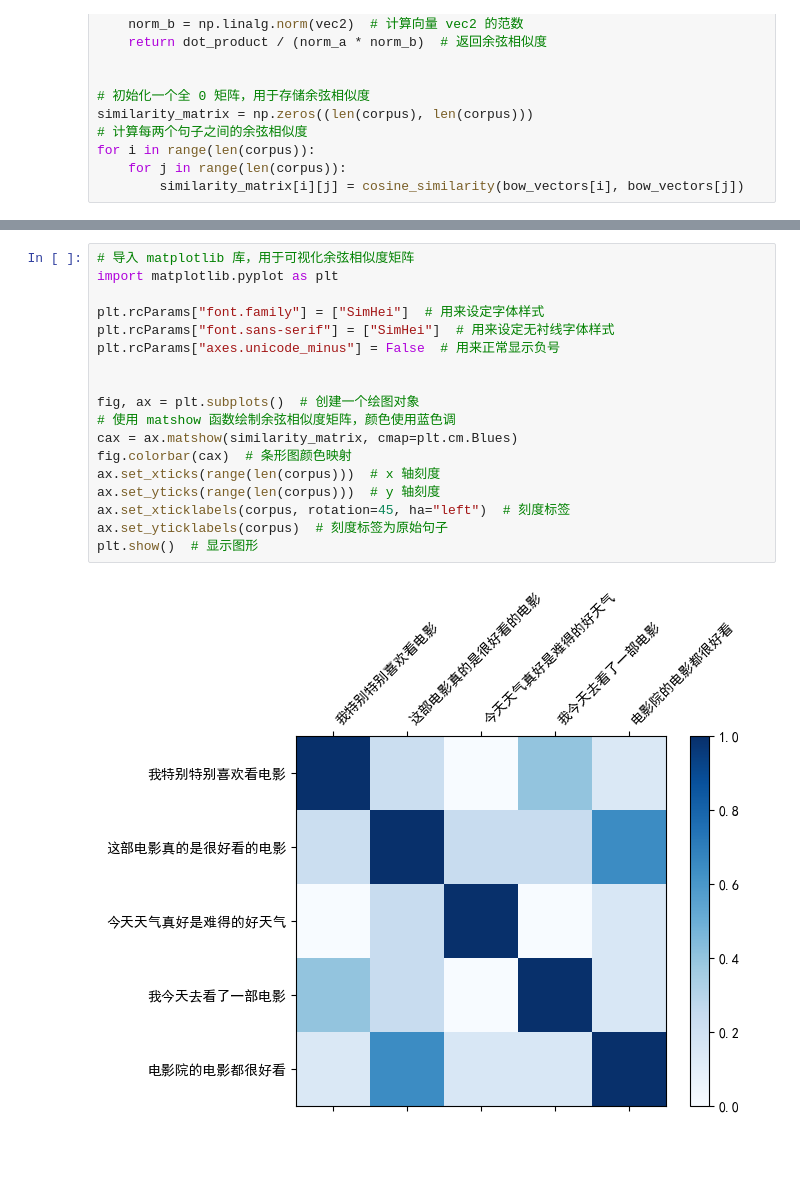
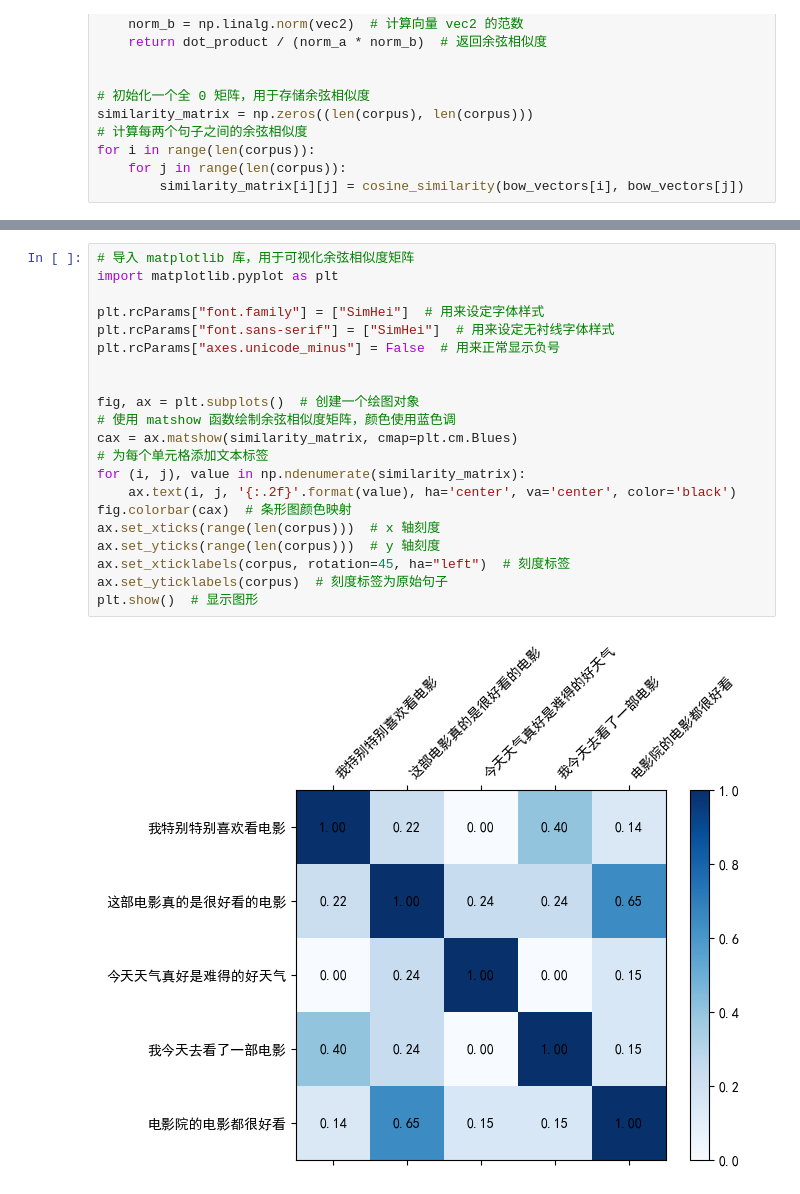
Before and after one commit to hanruiyao163/dl-learn, a Jupyter notebook: nlp/gpt-llm/bag-of-word.ipynb, the cells around one changed output, grey strips where cells are left out. Drawn from its saved outputs; the diff is of its cells as text; blank space fills up the shorter version.

```diff
--- a/nlp/gpt-llm/bag-of-word.ipynb
+++ b/nlp/gpt-llm/bag-of-word.ipynb
@@ -56,20 +69,23 @@ for i in range(len(corpus)):
 # %%
 # 导入 matplotlib 库，用于可视化余弦相似度矩阵
 import matplotlib.pyplot as plt
 
 plt.rcParams["font.family"] = ["SimHei"]  # 用来设定字体样式
 plt.rcParams["font.sans-serif"] = ["SimHei"]  # 用来设定无衬线字体样式
 plt.rcParams["axes.unicode_minus"] = False  # 用来正常显示负号
 
 
 fig, ax = plt.subplots()  # 创建一个绘图对象
 # 使用 matshow 函数绘制余弦相似度矩阵，颜色使用蓝色调
 cax = ax.matshow(similarity_matrix, cmap=plt.cm.Blues)
+# 为每个单元格添加文本标签
+for (i, j), value in np.ndenumerate(similarity_matrix):
+    ax.text(i, j, '{:.2f}'.format(value), ha='center', va='center', color='black')
 fig.colorbar(cax)  # 条形图颜色映射
 ax.set_xticks(range(len(corpus)))  # x 轴刻度
 ax.set_yticks(range(len(corpus)))  # y 轴刻度
 ax.set_xticklabels(corpus, rotation=45, ha="left")  # 刻度标签
 ax.set_yticklabels(corpus)  # 刻度标签为原始句子
 plt.show()  # 显示图形
 # %% [output]
-[figure, old version]
+[figure, new version]
```
Also changed, not shown: parts of 2 cells of this notebook, 1 other file.
